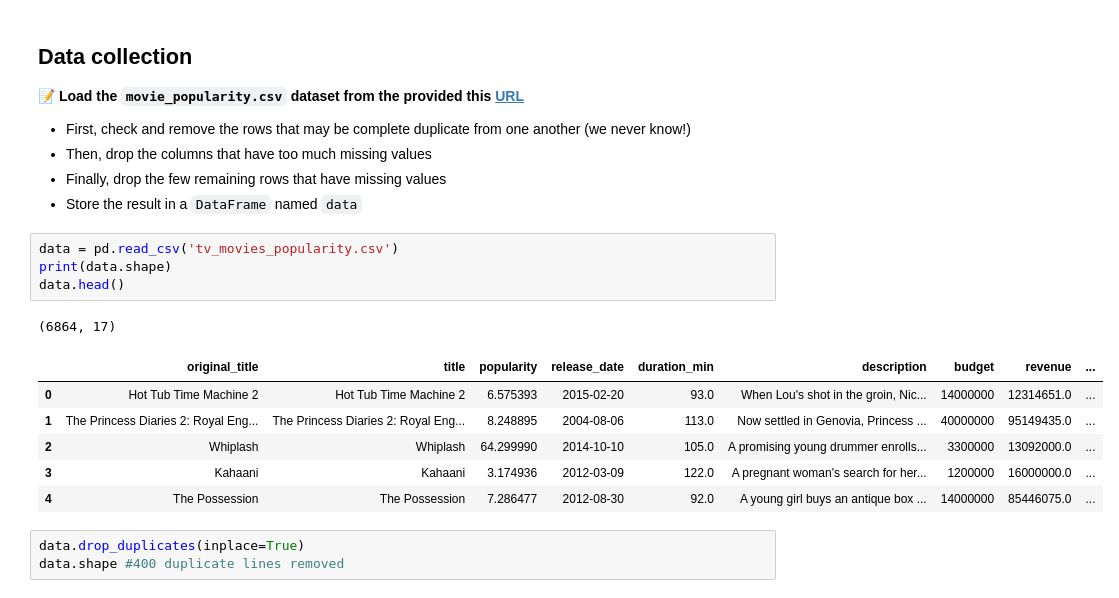
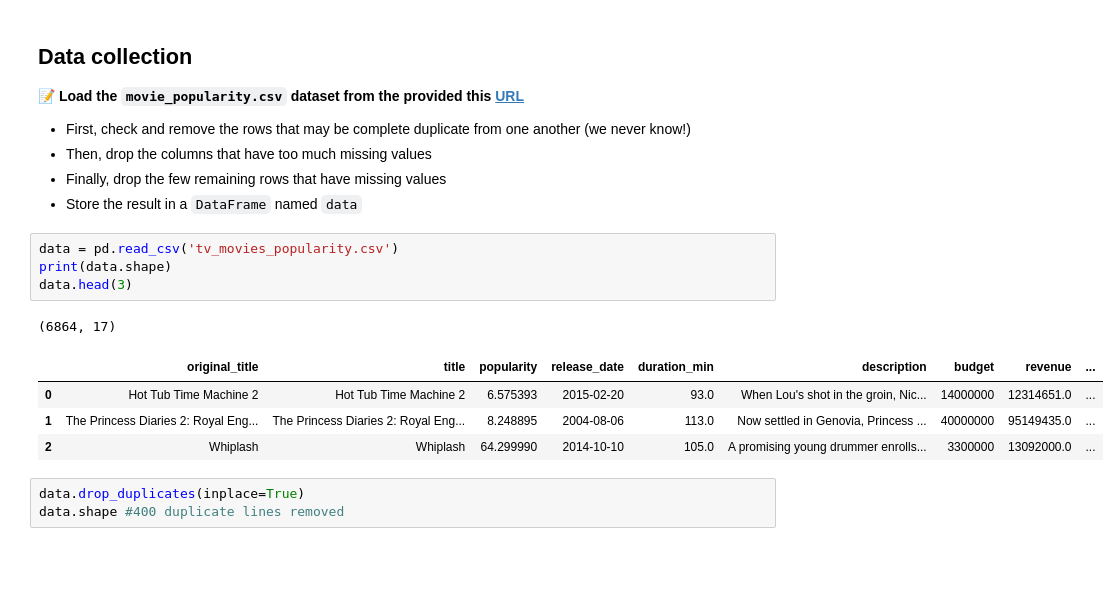
Before and after one commit to alexisgourdol/data-certification-exam, a Jupyter notebook: machine_learning/TV_popularity_predictor.ipynb, the cells around one changed output. Drawn from its saved outputs; the diff is of its cells as text; blank space fills up the shorter version.

```diff
--- a/machine_learning/TV_popularity_predictor.ipynb
+++ b/machine_learning/TV_popularity_predictor.ipynb
@@ -60,15 +61,13 @@ import math
 # %%
 data = pd.read_csv('tv_movies_popularity.csv')
 print(data.shape)
-data.head()
+data.head(3)
 # %% [output]
 (6864, 17)
 |  | original_title | title | popularity | release_date | duration_min | description | budget | revenue | ... |
 | 0 | Hot Tub Time Machine 2 | Hot Tub Time Machine 2 | 6.575393 | 2015-02-20 | 93.0 | When Lou's shot in the groin, Nic... | 14000000 | 12314651.0 | ... |
 | 1 | The Princess Diaries 2: Royal Eng... | The Princess Diaries 2: Royal Eng... | 8.248895 | 2004-08-06 | 113.0 | Now settled in Genovia, Princess ... | 40000000 | 95149435.0 | ... |
 | 2 | Whiplash | Whiplash | 64.299990 | 2014-10-10 | 105.0 | A promising young drummer enrolls... | 3300000 | 13092000.0 | ... |
-| 3 | Kahaani | Kahaani | 3.174936 | 2012-03-09 | 122.0 | A pregnant woman's search for her... | 1200000 | 16000000.0 | ... |
-| 4 | The Possession | The Possession | 7.286477 | 2012-08-30 | 92.0 | A young girl buys an antique box ... | 14000000 | 85446075.0 | ... |
 # %%
 data.drop_duplicates(inplace=True)
 data.shape #400 duplicate lines removed
```
Also changed, not shown: parts of 26 cells of this notebook, 5 other files.
